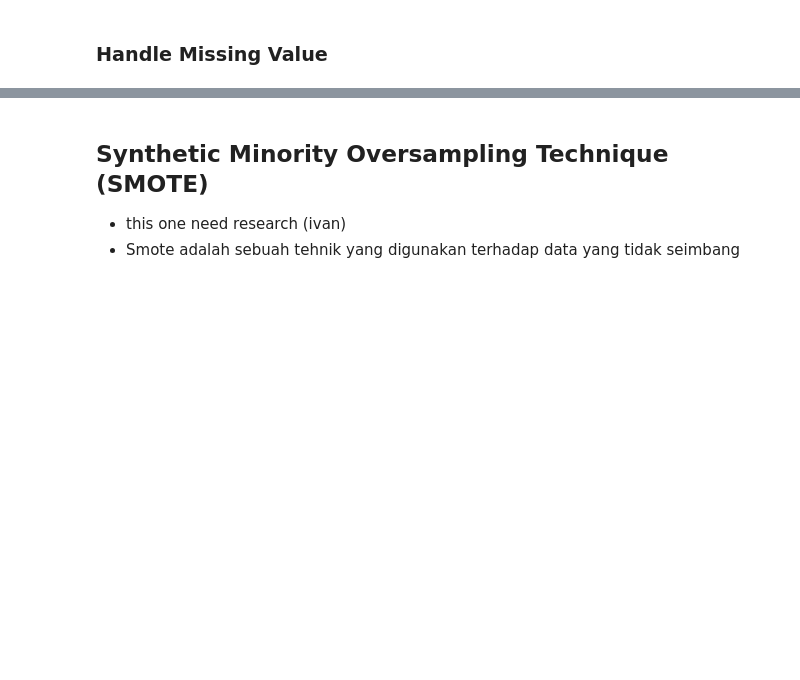
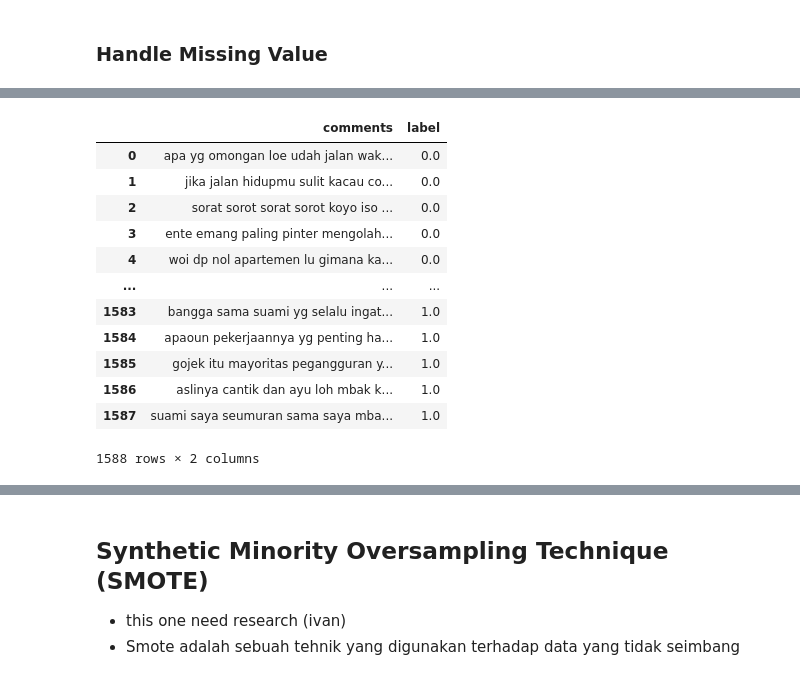
Before and after one commit to AureliusIvan/Sentiment-Analysis-of-Indonesia-Presidential-Election-2024-based-on-Instagram-Comments, a Jupyter notebook: NB.ipynb, the cells around one changed output, grey strips where cells are left out. Drawn from its saved outputs; the diff is of its cells as text; code cells hidden in the pictures; blank space fills up the shorter version.

```diff
--- a/NB.ipynb
+++ b/NB.ipynb
@@ -445,31 +200,0 @@ display(secondary_dataset.head())
-# %%
-import nltk
-from nltk.corpus import stopwords
-from nltk.tokenize import word_tokenize
-# download nltk
-nltk.download('punkt')
-
-def remove_stopwords(data):
-    datatemps = []
-    for i in range(0, len(data)):
-        comment = data['comments']  # Access the 'comments' column in the DataFrame
-        # print(comment)
-        stop_words = set(stopwords.words('indonesian'))
-        word_tokens = word_tokenize(comment[i])
-        filtered_sentence = [w for w in word_tokens if not w in stop_words]
-        filtered_sentence = []
-        for w in word_tokens:
-            if w not in stop_words:
-                filtered_sentence.append(w)
-        comment = ' '.join(filtered_sentence)
-        datatemps.append(comment)
-    return datatemps
-
-# Call the functions successively
-# anies_before['comments'] = pd.DataFrame(remove_stopwords(anies_before))
-# anies_after['comments'] = pd.DataFrame(remove_stopwords(anies_after))
-# ganjar_before['comments'] = pd.DataFrame(remove_stopwords(ganjar_before))
-# ganjar_after['comments'] = pd.DataFrame(remove_stopwords(ganjar_after))
-# prabowo_before['comments'] = pd.DataFrame(remove_stopwords(prabowo_before))
-# prabowo_after['comments'] = pd.DataFrame(remove_stopwords(prabowo_after))
-secondary_dataset['comments'] = pd.DataFrame(remove_stopwords(secondary_dataset))
@@ -617,0 +392,16 @@ display(secondary_dataset.head())
+# %%
+display(secondary_dataset)
+# %% [output]
+|  | comments | label |
+| 0 | apa yg omongan loe udah jalan wak... | 0.0 |
+| 1 | jika jalan hidupmu sulit kacau co... | 0.0 |
+| 2 | sorat sorot sorat sorot koyo iso ... | 0.0 |
+| 3 | ente emang paling pinter mengolah... | 0.0 |
+| 4 | woi dp nol apartemen lu gimana ka... | 0.0 |
+| ... | ... | ... |
+| 1583 | bangga sama suami yg selalu ingat... | 1.0 |
+| 1584 | apaoun pekerjaannya yg penting ha... | 1.0 |
+| 1585 | gojek itu mayoritas pegangguran y... | 1.0 |
+| 1586 | aslinya cantik dan ayu loh mbak k... | 1.0 |
+| 1587 | suami saya seumuran sama saya mba... | 1.0 |
+1588 rows × 2 columns
```
Also changed, not shown: parts of 75 cells of this notebook, 22 other files.
